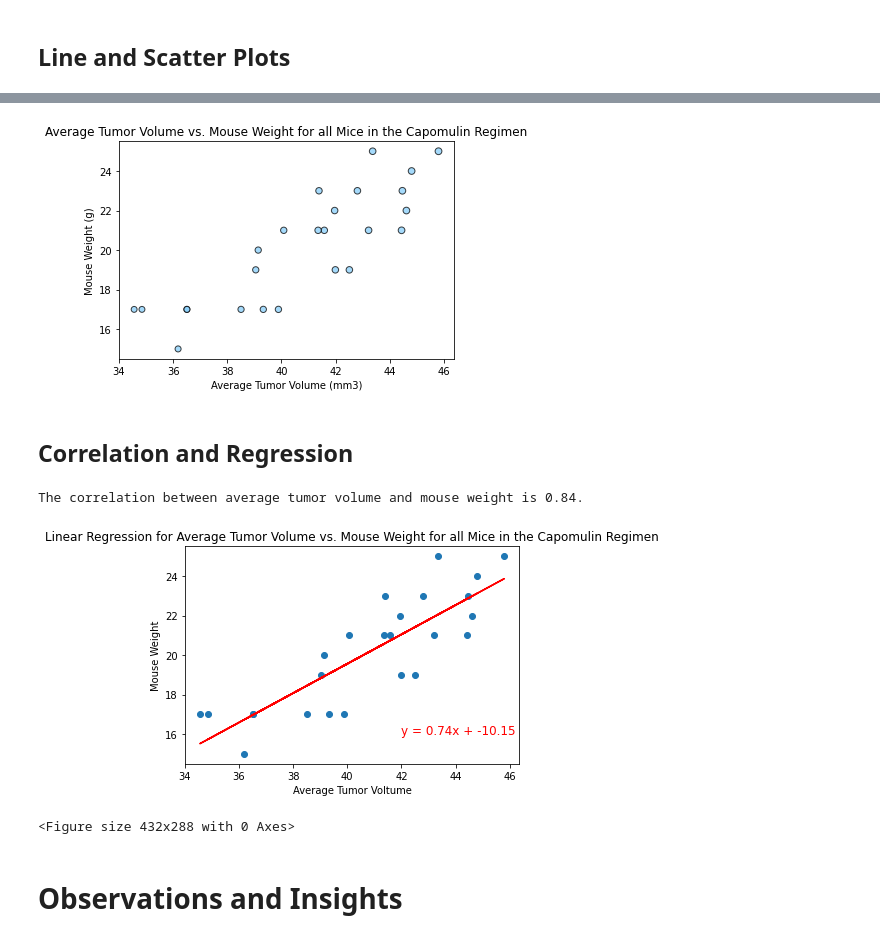
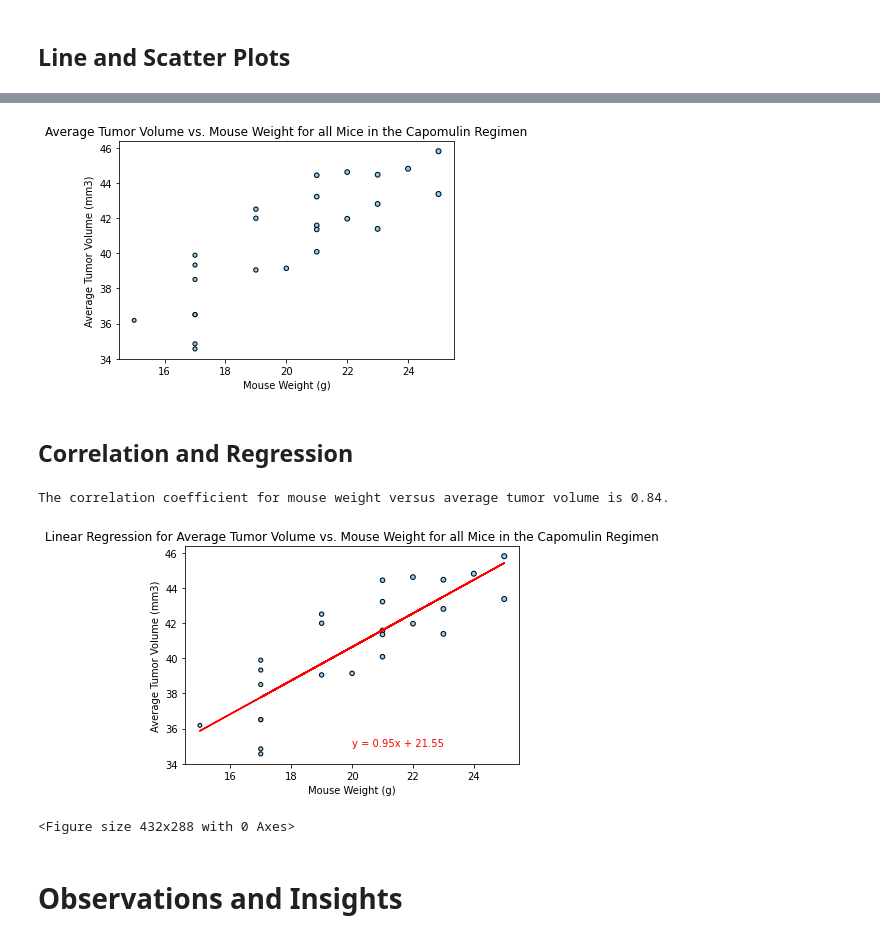
Before and after one commit to cveras33/matplotlib-challenge, a Jupyter notebook: Pymaceuticals/pymaceuticals_starter.ipynb, the cells around one changed output, grey strips where cells are left out. Saved outputs shown, nothing was run; the diff lists cells and outputs as text; code cells hidden in the pictures.

```diff
--- a/Pymaceuticals/pymaceuticals_starter.ipynb
+++ b/Pymaceuticals/pymaceuticals_starter.ipynb
@@ -350,50 +350,50 @@ avg_tumor_volume = capomulin_only_df.groupby(["Mouse ID"]).mean()["Tumor Volume
 
 mouse_weight = capomulin_only_df.groupby(["Mouse ID"]).mean()["Weight (g)"]
 
-x_axis = avg_tumor_volume
-y_axis = mouse_weight
+x_axis = mouse_weight
+y_axis = avg_tumor_volume
 
-plt.scatter(x_axis, y_axis, marker = "o", facecolors = "lightskyblue", edgecolors = "black", s = x_axis, alpha = 0.75)
+plt.scatter(x_axis, y_axis, marker = "o", facecolors = "lightskyblue", edgecolors = "black", s = x_axis, alpha = 1)
 
-plt.xlabel("Average Tumor Volume (mm3)")
-plt.ylabel("Mouse Weight (g)")
+plt.xlabel("Mouse Weight (g)")
+plt.ylabel("Average Tumor Volume (mm3)")
 plt.title("Average Tumor Volume vs. Mouse Weight for all Mice in the Capomulin Regimen")
 
 plt.savefig('Images/scatter_plot.png', dpi = 72, bbox_inches = 'tight')
 # %% [output]
-[figure, old version]
+[figure, new version]
 # %% [markdown]
 ## Correlation and Regression
 # %%
 # Calculate the correlation coefficient and linear regression model
 # for mouse weight and average tumor volume for the Capomulin regimen
 
 correlation = st.pearsonr(x_axis, y_axis)
 
-print(f"The correlation between average tumor volume and mouse weight is {round(correlation[0],2)}.")
+print(f"The correlation coefficient for mouse weight versus average tumor volume is {round(correlation[0],2)}.")
 
 (slope, intercept, rvalue, pvalue, stderr) = linregress(x_axis, y_axis)
 
 regress_values = x_axis * slope + intercept
 
 line_eq = "y = " + str(round(slope,2)) + "x + " + str(round(intercept,2))
 
-plt.scatter(x_axis, y_axis)
+plt.scatter(x_axis, y_axis, marker = "o", facecolors = "lightskyblue", edgecolors = "black", s = x_axis, alpha = 1)
 
-plt.plot(x_axis, regress_values,"r-")
+plt.plot(x_axis, regress_values, "r-")
 
-plt.xlabel('Average Tumor Voltume')
-plt.ylabel('Mouse Weight')
+plt.xlabel('Mouse Weight (g)')
+plt.ylabel('Average Tumor Volume (mm3)')
 plt.title("Linear Regression for Average Tumor Volume vs. Mouse Weight for all Mice in the Capomulin Regimen")
 
-plt.annotate(line_eq,(42,16), fontsize = 12, color = "red")
+plt.annotate(line_eq,(20,35), fontsize = 10, color = "red")
 
 plt.show()
 
 plt.savefig('Images/linear_regression.png', dpi = 72, bbox_inches = 'tight')
 # %% [output]
-The correlation between average tumor volume and mouse weight is 0.84.
+The correlation coefficient for mouse weight versus average tumor volume is 0.84.
-[figure, old version]
+[figure, new version]
 <Figure size 432x288 with 0 Axes>
 # %% [markdown]
 # Observations and Insights
```
Also changed, not shown: parts of 5 cells of this notebook, 3 other files.
